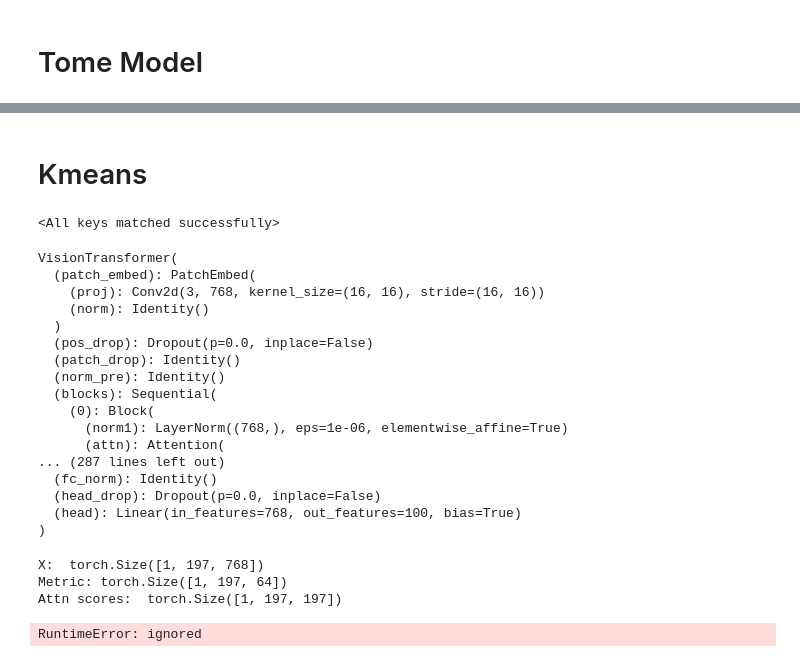
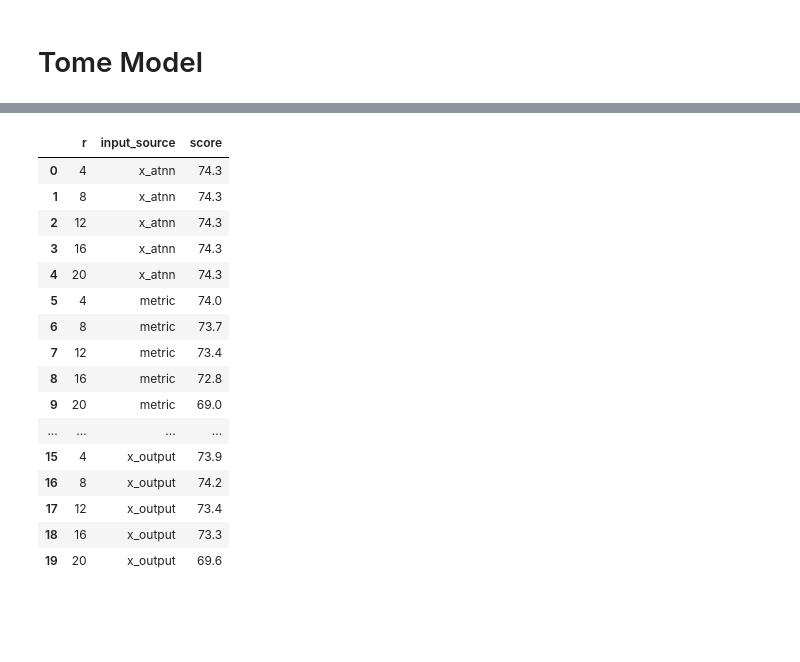
Before and after one commit to Iambestfeed/ToMe_new, a Jupyter notebook: Tome_test.ipynb, the cells around one changed output, grey strips where cells are left out. Cells and saved outputs as stored; diff of their text form; code cells hidden in the pictures; blank space fills up the shorter version.

```diff
--- a/Tome_test.ipynb
+++ b/Tome_test.ipynb
@@ -130,4 +59,0 @@ evaluate(model, data_loader, 0)
-# %%
-tome_x_attn.patch.timm(model, local_ratio = 2)
-model.r = [0, 0, 7, 6, 13, 12, 19, 18, 24, 22, 20, 18]
-evaluate(model, data_loader, 0)
@@ -136,4 +59,0 @@ evaluate(model, data_loader, 0)
-# %%
-tome_x_attn.patch.timm(model, local_ratio = 1)
-model.r = [0, 0, 5, 14, 20, 13, 18, 16, 17, 44, 15, 32]
-evaluate(model, data_loader, 0)
@@ -236,2 +59,0 @@ cluster
-# %% [markdown]
-# Kmeans
@@ -240,27 +60,38 @@ import kmeans
+# %%
+r = [4, 8, 12, 16, 20]
+source_types = ['x_atnn', 'metric', 'x+x_attn', 'x_output']
+concat_score = []
+for source_type in source_types:
+    for i in r:
+        tome.patch.timm(model)
+        model.r = i
+        #model.method = ['pruned', 'pruned', 'pruned', 'pruned', 'pruned', 'pruned', 'tofu', 'tofu', 'tofu', 'tofu', 'tofu', 'tofu']
+        model.source_type = source_type
+        concat_score.append({'r' : i,
+                             'input_source' : source_type,
+                             'score' : evaluate(model, data_loader, 0)})
+# %%
+import pandas as pd
+score = pd.DataFrame(concat_score)
+# %%
+score
+# %% [output]
+|  | r | input_source | score |
+| 0 | 4 | x_atnn | 74.3 |
+| 1 | 8 | x_atnn | 74.3 |
+| 2 | 12 | x_atnn | 74.3 |
+| 3 | 16 | x_atnn | 74.3 |
+| 4 | 20 | x_atnn | 74.3 |
+| 5 | 4 | metric | 74.0 |
+| 6 | 8 | metric | 73.7 |
+| 7 | 12 | metric | 73.4 |
+| 8 | 16 | metric | 72.8 |
+| 9 | 20 | metric | 69.0 |
+| ... | ... | ... | ... |
+| 15 | 4 | x_output | 73.9 |
+| 16 | 8 | x_output | 74.2 |
+| 17 | 12 | x_output | 73.4 |
+| 18 | 16 | x_output | 73.3 |
+| 19 | 20 | x_output | 69.6 |
 # %%
-model = timm.create_model("deit_base_patch16_224.fb_in1k", pretrained=True, num_classes= 100)
-model.load_state_dict(torch.load('/content/drive/MyDrive/ViT-pytorch/checkpoints/deit_base_patch16_224.fb_in1k_1.bin'))
+model = timm.create_model("deit3_large_patch16_224", pretrained=True, num_classes= 100)
-# %% [output]
-<All keys matched successfully>
-# %%
-device = torch.device('cuda' if torch.cuda.is_available() else 'cpu')
-model.to(device)
-model.eval()
-# %% [output]
-VisionTransformer(
-  (patch_embed): PatchEmbed(
-    (proj): Conv2d(3, 768, kernel_size=(16, 16), stride=(16, 16))
-    (norm): Identity()
-  )
-  (pos_drop): Dropout(p=0.0, inplace=False)
-  (patch_drop): Identity()
-  (norm_pre): Identity()
-  (blocks): Sequential(
-    (0): Block(
-      (norm1): LayerNorm((768,), eps=1e-06, elementwise_affine=True)
-      (attn): Attention(
-... (287 lines left out)
-  (fc_norm): Identity()
-  (head_drop): Dropout(p=0.0, inplace=False)
-  (head): Linear(in_features=768, out_features=100, bias=True)
-)
@@ -270,7 +97,0 @@ model.r = 16
-# %%
-evaluate(model, data_loader, 1)
-# %% [output]
-X:  torch.Size([1, 197, 768])
-Metric: torch.Size([1, 197, 64])
-Attn scores:  torch.Size([1, 197, 197])
-RuntimeError: ignored
```
Also changed, not shown: parts of 28 cells of this notebook, 26 other files.
